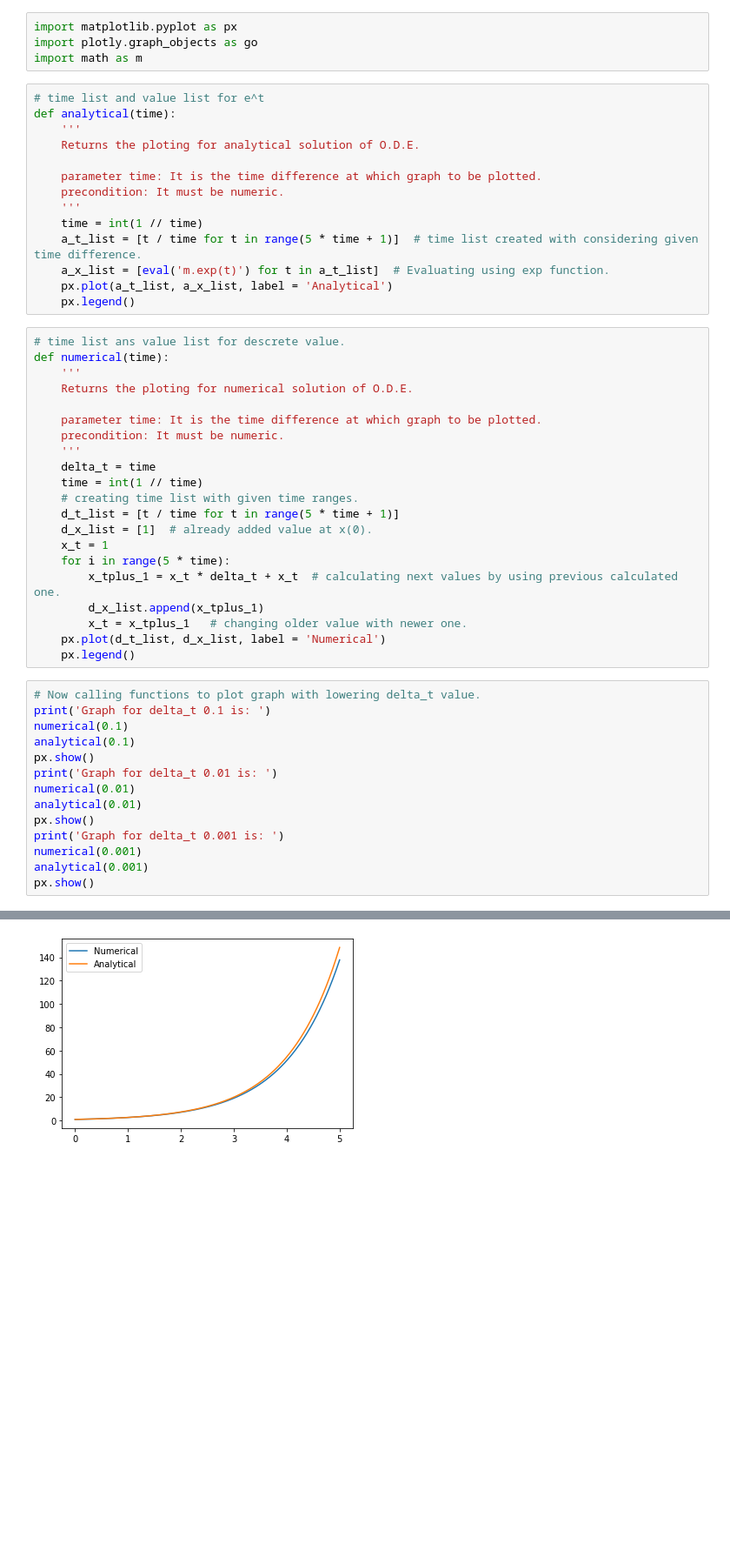
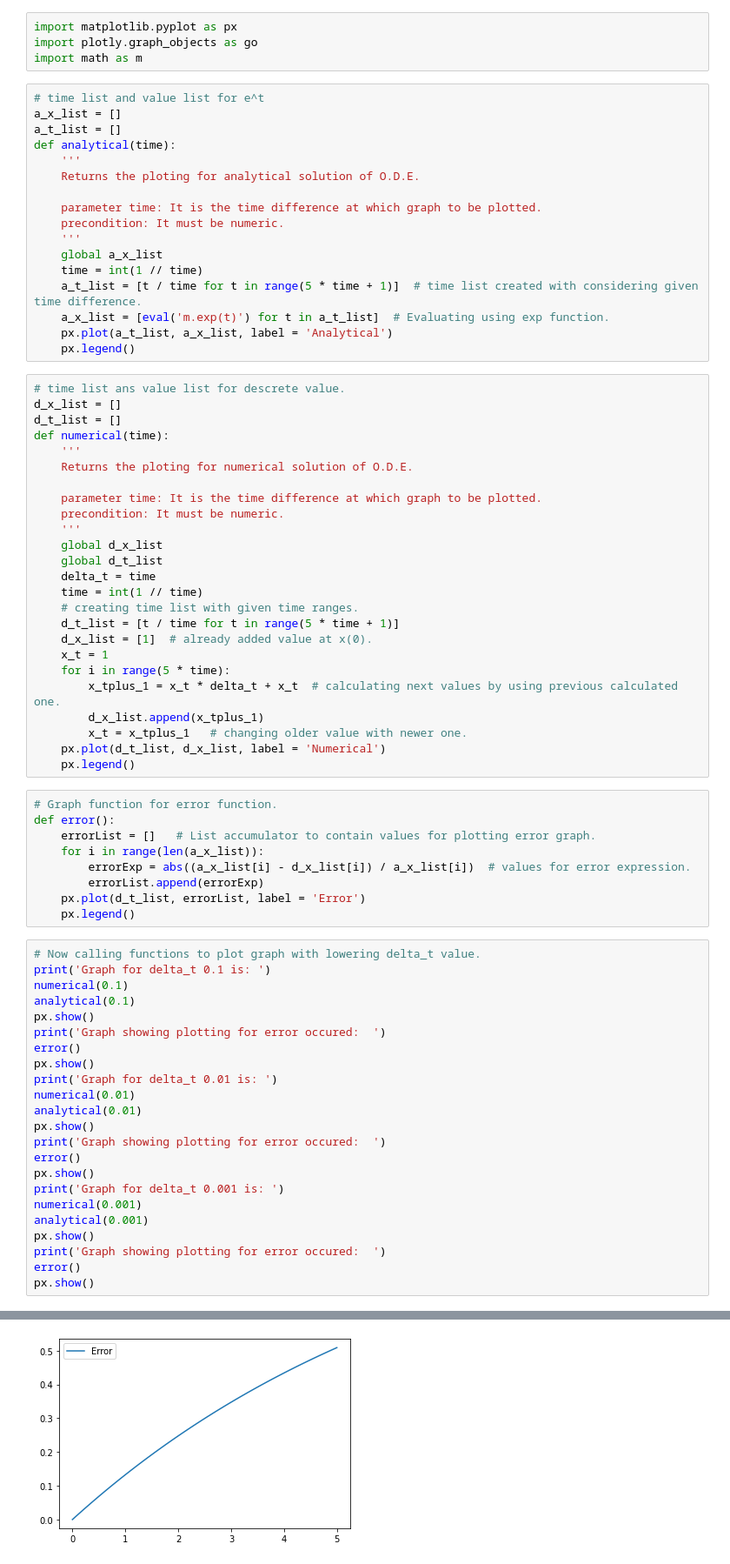
Before and after one commit to narayan-jat/Calculus, a Jupyter notebook: Analytical_and_numerical.ipynb, the cells around one changed output, grey strips where cells are left out. Shown at 87% size. Drawn from its saved outputs; the diff is of its cells as text; blank space fills up the shorter version.

```diff
--- a/Analytical_and_numerical.ipynb
+++ b/Analytical_and_numerical.ipynb
@@ -8,6 +8,8 @@ import plotly.graph_objects as go
 import math as m
 # %%
 # time list and value list for e^t
+a_x_list = []
+a_t_list = []
 def analytical(time):
     '''
     Returns the ploting for analytical solution of O.D.E.
@@ -15,6 +17,7 @@ def analytical(time):
     parameter time: It is the time difference at which graph to be plotted.
     precondition: It must be numeric.
     '''
+    global a_x_list
     time = int(1 // time)
     a_t_list = [t / time for t in range(5 * time + 1)]  # time list created with considering given time difference.
     a_x_list = [eval('m.exp(t)') for t in a_t_list]  # Evaluating using exp function.
@@ -22,6 +25,8 @@ def analytical(time):
     px.legend()
 # %%
 # time list ans value list for descrete value.
+d_x_list = []
+d_t_list = []
 def numerical(time):
     '''
     Returns the ploting for numerical solution of O.D.E.
@@ -29,6 +34,8 @@ def numerical(time):
     parameter time: It is the time difference at which graph to be plotted.
     precondition: It must be numeric.
     '''
+    global d_x_list
+    global d_t_list
     delta_t = time
     time = int(1 // time)
     # creating time list with given time ranges.
@@ -41,20 +48,38 @@ def numerical(time):
         x_t = x_tplus_1   # changing older value with newer one.
     px.plot(d_t_list, d_x_list, label = 'Numerical')
     px.legend()
+# %%
+# Graph function for error function.
+def error():
+    errorList = []   # List accumulator to contain values for plotting error graph.
+    for i in range(len(a_x_list)):
+        errorExp = abs((a_x_list[i] - d_x_list[i]) / a_x_list[i])  # values for error expression.
+        errorList.append(errorExp)
+    px.plot(d_t_list, errorList, label = 'Error')
+    px.legend()
 # %%
 # Now calling functions to plot graph with lowering delta_t value.
 print('Graph for delta_t 0.1 is: ')
 numerical(0.1)
 analytical(0.1)
 px.show()
+print('Graph showing plotting for error occured:  ')
+error()
+px.show()
 print('Graph for delta_t 0.01 is: ')
 numerical(0.01)
 analytical(0.01)
+px.show()
+print('Graph showing plotting for error occured:  ')
+error()
 px.show()
 print('Graph for delta_t 0.001 is: ')
 numerical(0.001)
 analytical(0.001)
 px.show()
+print('Graph showing plotting for error occured:  ')
+error()
+px.show()
 # %% [output]
 Graph for delta_t 0.1 is:
 [figure]
@@ -62 +87 @@ Graph for delta_t 0.01 is:
-[figure, old version]
+[figure, new version]
```
Also changed, not shown: parts of 1 cell of this notebook.
